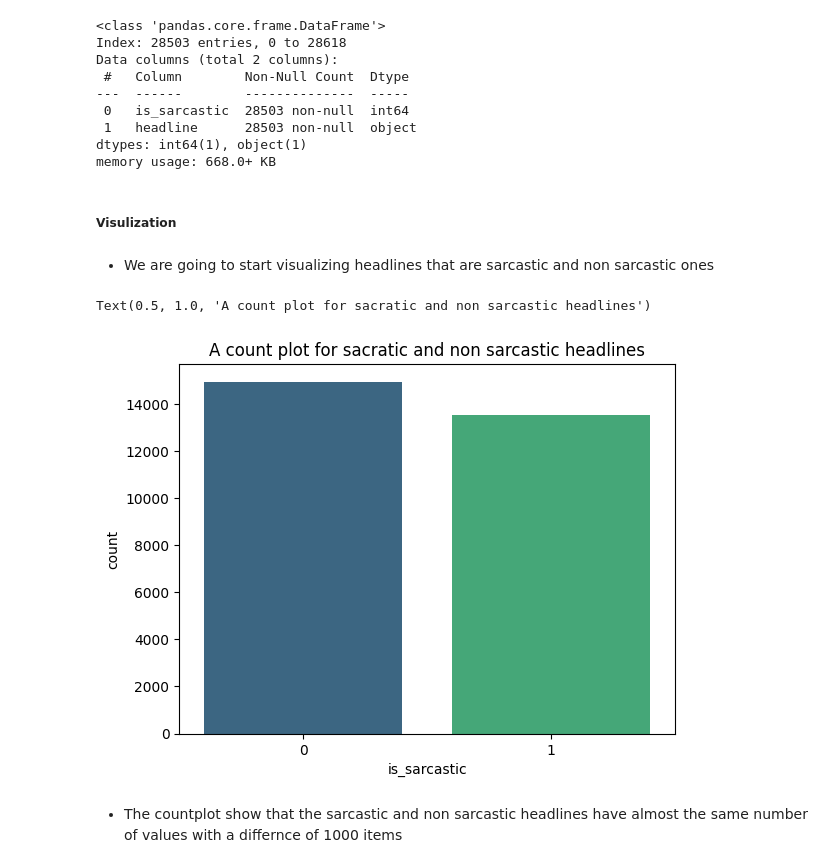
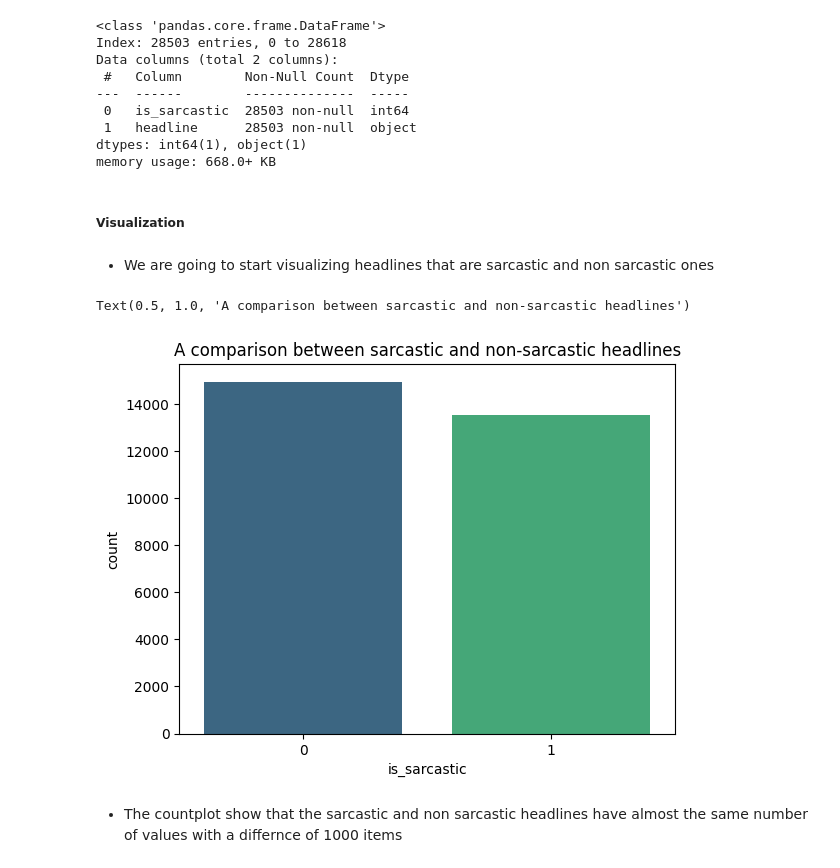
Before and after one commit to Danlof/Sentiment_Analysis, a Jupyter notebook: pretrainedGloVe.ipynb, the cells around one changed output. Saved outputs shown, nothing was run; the diff lists cells and outputs as text; code cells hidden in the pictures.

```diff
--- a/pretrainedGloVe.ipynb
+++ b/pretrainedGloVe.ipynb
@@ -84,15 +85,15 @@ Data columns (total 2 columns):
 dtypes: int64(1), object(1)
 memory usage: 668.0+ KB
 # %% [markdown]
-##### Visulization
+##### Visualization
 # %% [markdown]
 - We are going to start visualizing headlines that are sarcastic and non sarcastic ones
 # %%
 sns.countplot(sarcasm_df,x='is_sarcastic',hue='is_sarcastic',palette='viridis',legend=False)
-plt.title('A count plot for sacratic and non sarcastic headlines')
+plt.title('A comparison between sarcastic and non-sarcastic headlines')
 # %% [output]
-Text(0.5, 1.0, 'A count plot for sacratic and non sarcastic headlines')
+Text(0.5, 1.0, 'A comparison between sarcastic and non-sarcastic headlines')
-[figure, old version]
+[figure, new version]
 # %% [markdown]
 - The countplot show that the sarcastic and non sarcastic headlines have almost the same number of values with a differnce of 1000 items
 # %% [markdown]
```
Also changed, not shown: parts of 12 cells of this notebook.
